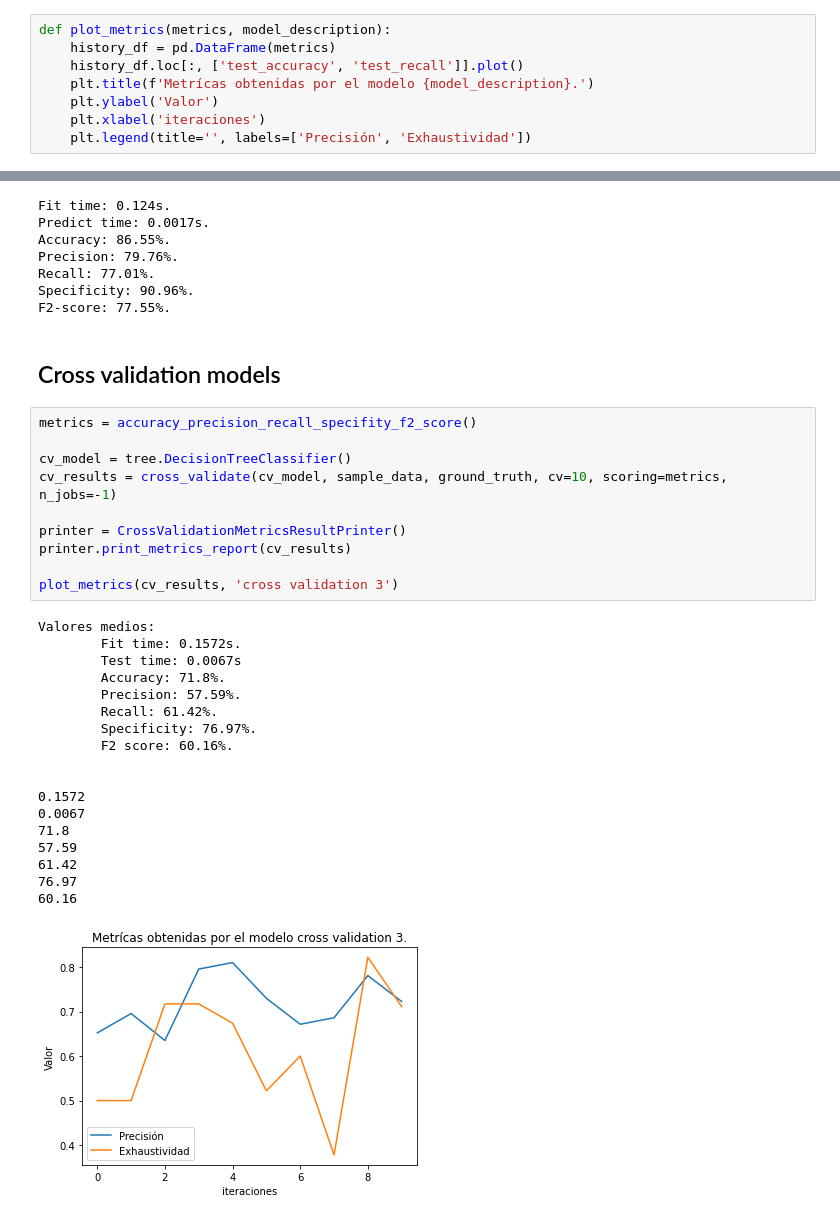
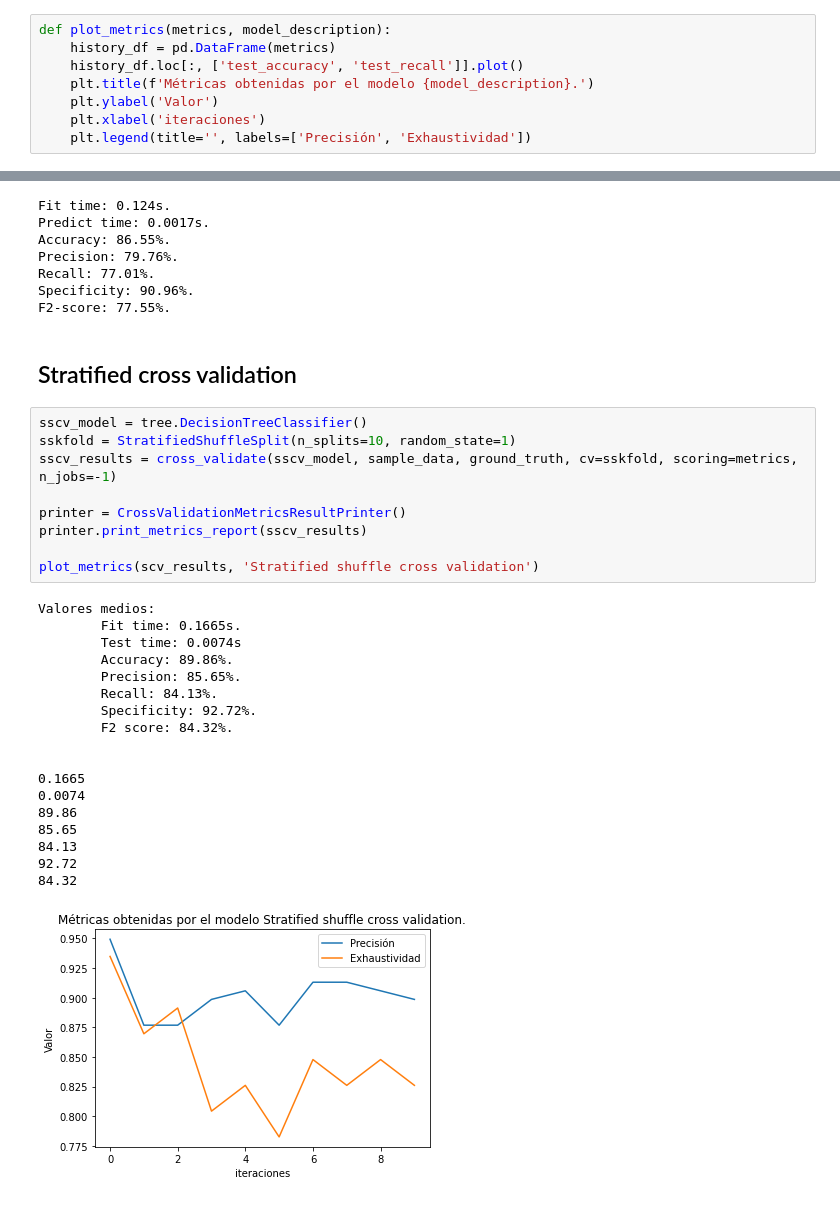
Before and after one commit to gusAGR/machine-learning-tfg, a Jupyter notebook: notebooks/Decision Tree.ipynb, the cells around one changed output, grey strips where cells are left out. Saved outputs shown, nothing was run; the diff lists cells and outputs as text.

```diff
--- a/notebooks/Decision Tree.ipynb
+++ b/notebooks/Decision Tree.ipynb
@@ -21,7 +21,7 @@ from src.utils.my_metrics import accuracy_precision_recall_specifity_f2_score
 def plot_metrics(metrics, model_description):
     history_df = pd.DataFrame(metrics)
     history_df.loc[:, ['test_accuracy', 'test_recall']].plot()
-    plt.title(f'Metrícas obtenidas por el modelo {model_description}.')
+    plt.title(f'Métricas obtenidas por el modelo {model_description}.')
     plt.ylabel('Valor')
     plt.xlabel('iteraciones')
     plt.legend(title='', labels=['Precisión', 'Exhaustividad'])
@@ -76,34 +76,33 @@ Recall: 77.01%.
 Specificity: 90.96%.
 F2-score: 77.55%.
 # %% [markdown]
-## Cross validation models
+## Stratified cross validation
 # %%
-metrics = accuracy_precision_recall_specifity_f2_score()
-
-cv_model = tree.DecisionTreeClassifier()
-cv_results = cross_validate(cv_model, sample_data, ground_truth, cv=10, scoring=metrics, n_jobs=-1)
+sscv_model = tree.DecisionTreeClassifier()
+sskfold = StratifiedShuffleSplit(n_splits=10, random_state=1)
+sscv_results = cross_validate(sscv_model, sample_data, ground_truth, cv=sskfold, scoring=metrics, n_jobs=-1)
 
 printer = CrossValidationMetricsResultPrinter()
-printer.print_metrics_report(cv_results)
+printer.print_metrics_report(sscv_results)
 
-plot_metrics(cv_results, 'cross validation 3')
+plot_metrics(scv_results, 'Stratified shuffle cross validation')
 # %% [output]
 Valores medios:
-        Fit time: 0.1572s.
-        Test time: 0.0067s
-        Accuracy: 71.8%.
-        Precision: 57.59%.
-        Recall: 61.42%.
-        Specificity: 76.97%.
-        F2 score: 60.16%.
+        Fit time: 0.1665s.
+        Test time: 0.0074s
+        Accuracy: 89.86%.
+        Precision: 85.65%.
+        Recall: 84.13%.
+        Specificity: 92.72%.
+        F2 score: 84.32%.
 
 
-0.1572
-0.0067
-71.8
-57.59
-61.42
-76.97
-60.16
+0.1665
+0.0074
+89.86
+85.65
+84.13
+92.72
+84.32
-[figure, old version]
+[figure, new version]
 # %%
```
Also changed, not shown: parts of 5 cells of this notebook, 8 other files.
